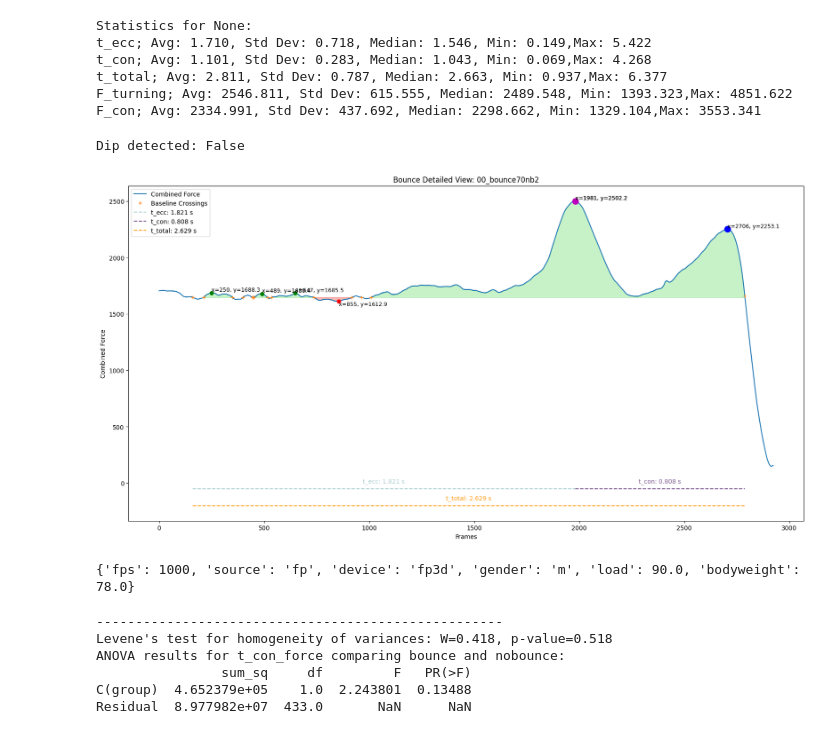
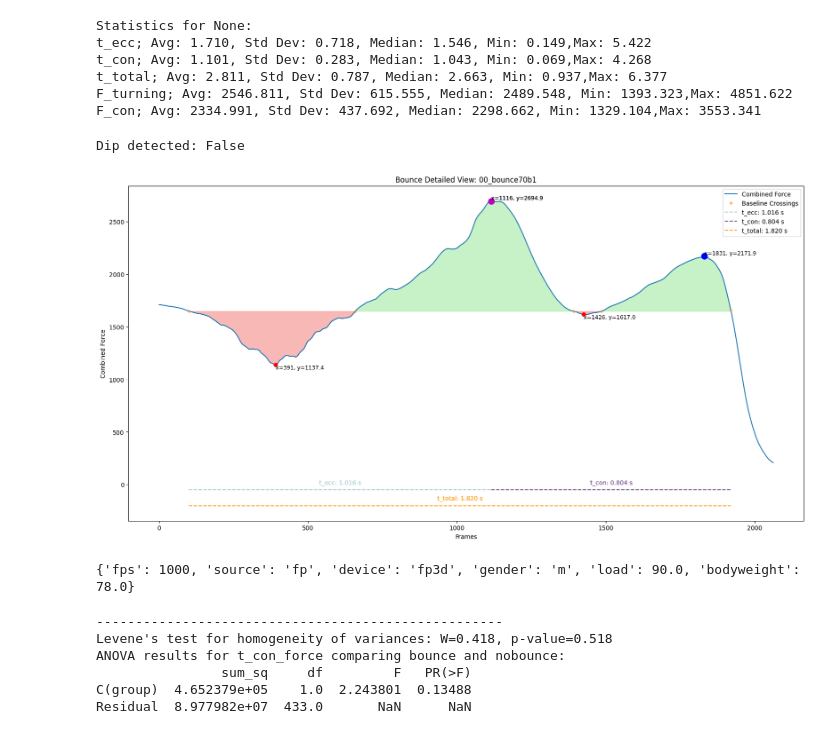
Before and after one commit to loieboi/BounceInsight, a Jupyter notebook: run.ipynb, the cells around one changed output. Saved outputs shown, nothing was run; the diff lists cells and outputs as text; code cells hidden in the pictures.

```diff
--- a/run.ipynb
+++ b/run.ipynb
@@ -83,10 +83,10 @@ t_total; Avg: 2.811, Std Dev: 0.787, Median: 2.663, Min: 0.937,Max: 6.377
 F_turning; Avg: 2546.811, Std Dev: 615.555, Median: 2489.548, Min: 1393.323,Max: 4851.622
 F_con; Avg: 2334.991, Std Dev: 437.692, Median: 2298.662, Min: 1329.104,Max: 3553.341
 # %%
-insight.plot_data(file_name='00_bounce70nb2')
+insight.plot_data(file_name='00_bounce70b1')
 # %% [output]
 Dip detected: False
-[figure, old version]
+[figure, new version]
 {'fps': 1000, 'source': 'fp', 'device': 'fp3d', 'gender': 'm', 'load': 90.0, 'bodyweight': 78.0}
 # %%
 insight.run_statistics(analysis_type='anova', comparison_type='b_nb_weight', metric='t_con_force')
```
Also changed, not shown: 3 other files.
